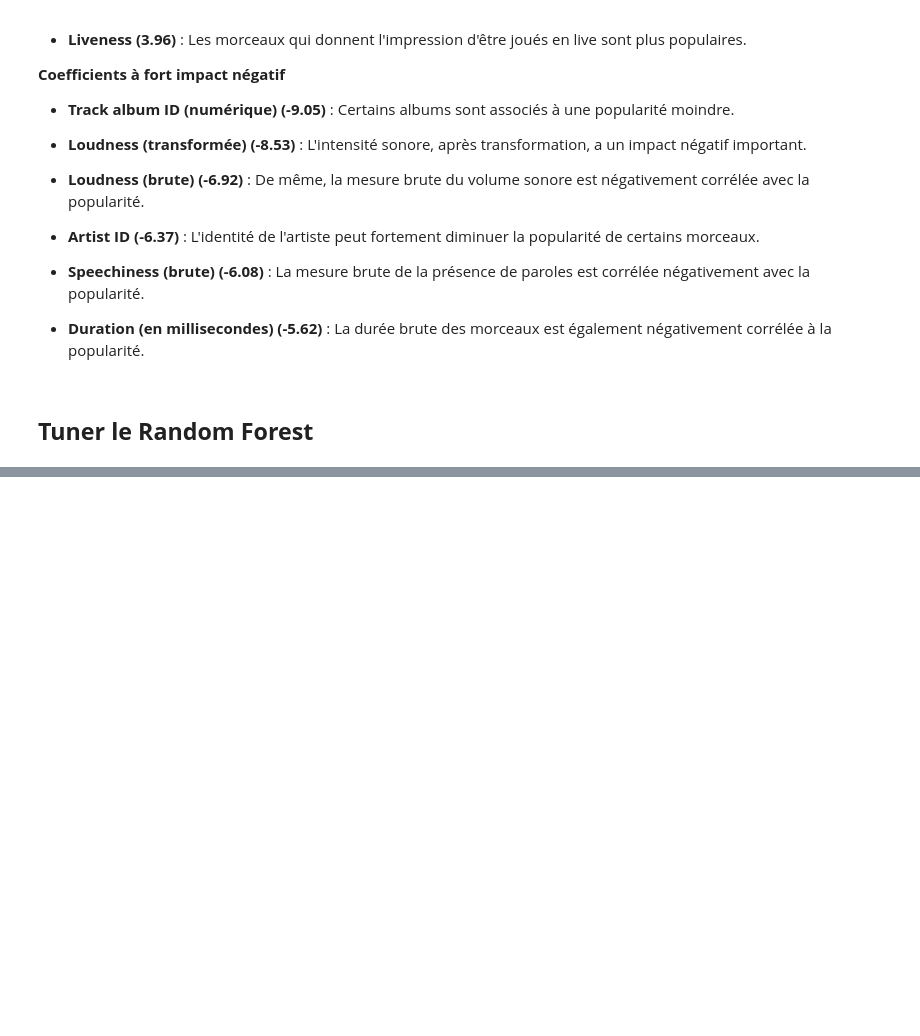
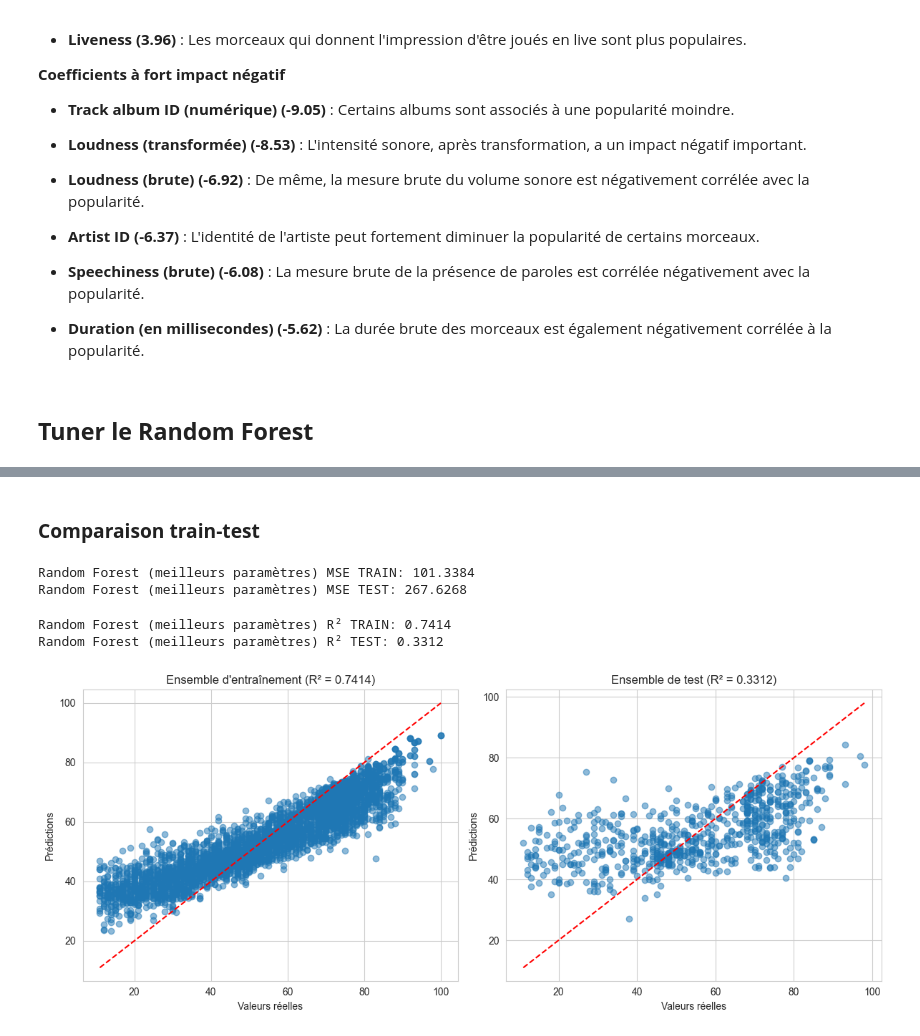
Before and after one commit to NoaLRX/Popular_Songs_Spotify, a Jupyter notebook: notebook.ipynb, the cells around one changed output, grey strips where cells are left out. Saved outputs shown, nothing was run; the diff lists cells and outputs as text; code cells hidden in the pictures; blank space fills up the shorter version.

```diff
--- a/notebook.ipynb
+++ b/notebook.ipynb
@@ -1021,0 +1079,3 @@ print("Meilleurs paramètres (RandomizedSearch) :", random_search.best_params_)
+# %%
+grid_search.fit(X_train_sc, y_train)
+print("Meilleurs paramètres (GridSearch) :", grid_search.best_params_)
@@ -1021,0 +1291,63 @@ print("Meilleurs paramètres (RandomizedSearch) :", random_search.best_params_)
+# %% [markdown]
+### **Comparaison train-test**
+# %%
+# Modèle Random Forest avec les meilleurs paramètres trouvés
+best_rf = RandomForestRegressor(n_estimators=500, random_state=42, max_depth=20,criterion="squared_error", max_features='sqrt', min_samples_split=10, min_samples_leaf=2)
+best_rf.fit(X_train_filtered, y_train)
+
+# Prédictions sur les ensembles d'entraînement et de test
+y_pred_rf_train = best_rf.predict(X_train_filtered)
+y_pred_rf_test = best_rf.predict(X_test_filtered)
+
+# Calcul des métriques d'erreur
+rf_mse_train = mean_squared_error(y_train, y_pred_rf_train)
+rf_mse_test = mean_squared_error(y_test, y_pred_rf_test)
+
+print(f"Random Forest (meilleurs paramètres) MSE TRAIN: {rf_mse_train:.4f}")
+print(f"Random Forest (meilleurs paramètres) MSE TEST: {rf_mse_test:.4f}")
+# %% [output]
+Random Forest (meilleurs paramètres) MSE TRAIN: 101.3384
+Random Forest (meilleurs paramètres) MSE TEST: 267.6268
+# %%
+# Calcul du coefficient de détermination (R²) pour le modèle Random Forest
+from sklearn.metrics import r2_score
+
+# Utilisation du meilleur modèle Random Forest avec les paramètres optimaux
+# n_estimators=500, max_depth=20, criterion="squared_error", max_features='sqrt',
+# min_samples_split=10, min_samples_leaf=2
+
+# R² sur l'ensemble d'entraînement
+r2_train = r2_score(y_train, y_pred_rf_train)
+# R² sur l'ensemble de test
+r2_test = r2_score(y_test, y_pred_rf_test)
+
+print(f"Random Forest (meilleurs paramètres) R² TRAIN: {r2_train:.4f}")
+print(f"Random Forest (meilleurs paramètres) R² TEST: {r2_test:.4f}")
+
+# Visualisation de la comparaison entre les valeurs réelles et prédites
+import matplotlib.pyplot as plt
+
+plt.figure(figsize=(12, 5))
+
+# Graphique pour l'ensemble d'entraînement
+plt.subplot(1, 2, 1)
+plt.scatter(y_train, y_pred_rf_train, alpha=0.5)
+plt.plot([y_train.min(), y_train.max()], [y_train.min(), y_train.max()], 'r--')
+plt.xlabel('Valeurs réelles')
+plt.ylabel('Prédictions')
+plt.title(f'Ensemble d\'entraînement (R² = {r2_train:.4f})')
+
+# Graphique pour l'ensemble de test
+plt.subplot(1, 2, 2)
+plt.scatter(y_test, y_pred_rf_test, alpha=0.5)
+plt.plot([y_test.min(), y_test.max()], [y_test.min(), y_test.max()], 'r--')
+plt.xlabel('Valeurs réelles')
+plt.ylabel('Prédictions')
+plt.title(f'Ensemble de test (R² = {r2_test:.4f})')
+
+plt.tight_layout()
+plt.show()
+# %% [output]
+Random Forest (meilleurs paramètres) R² TRAIN: 0.7414
+Random Forest (meilleurs paramètres) R² TEST: 0.3312
+[figure, added]
```
Also changed, not shown: parts of 34 cells of this notebook, 3 other files.
